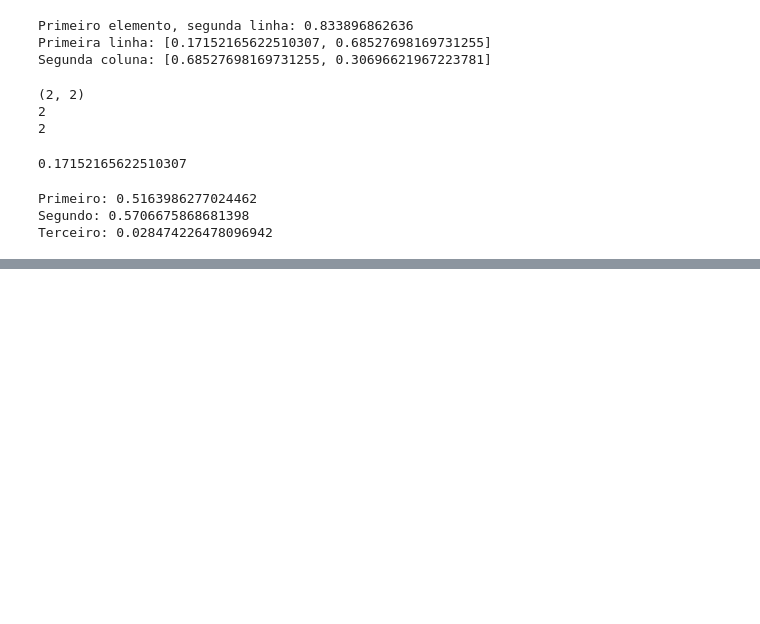
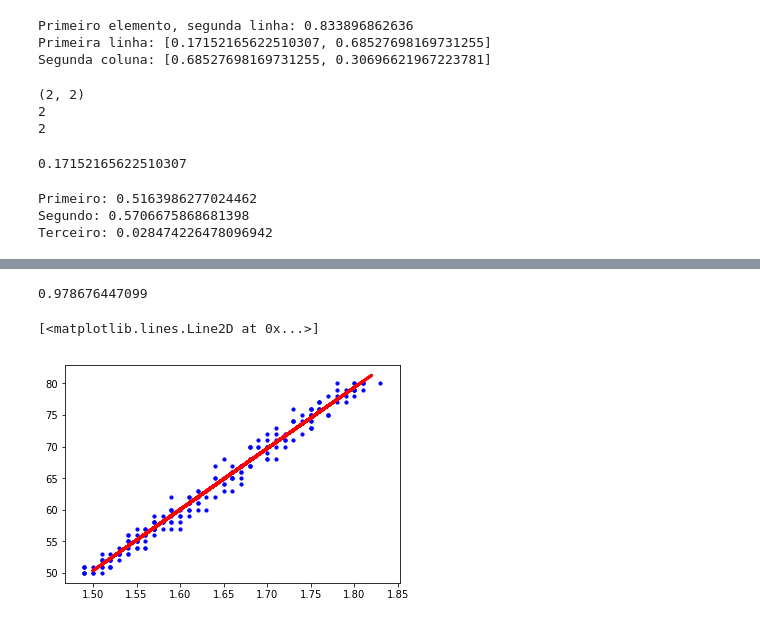
Before and after one commit to cleuton/datascience, a Jupyter notebook: book/capt6/Segundo.ipynb, the cells around one changed output, grey strips where cells are left out. Saved outputs shown, nothing was run; the diff lists cells and outputs as text; code cells hidden in the pictures; blank space fills up the shorter version.

```diff
--- a/book/capt6/Segundo.ipynb
+++ b/book/capt6/Segundo.ipynb
@@ -106,0 +337,10 @@ print(seq)
+# %%
+print(r2_score(y_test,predicoes))
+# %% [output]
+0.978676447099
+# %%
+plt.scatter(X_train, y_train,  color='blue',s=10)
+plt.plot(X_test, predicoes, color='red', linewidth=3)
+# %% [output]
+[<matplotlib.lines.Line2D at 0x...>]
+[figure, added]
```
Also changed, not shown: parts of 36 cells of this notebook, 1 other file.
